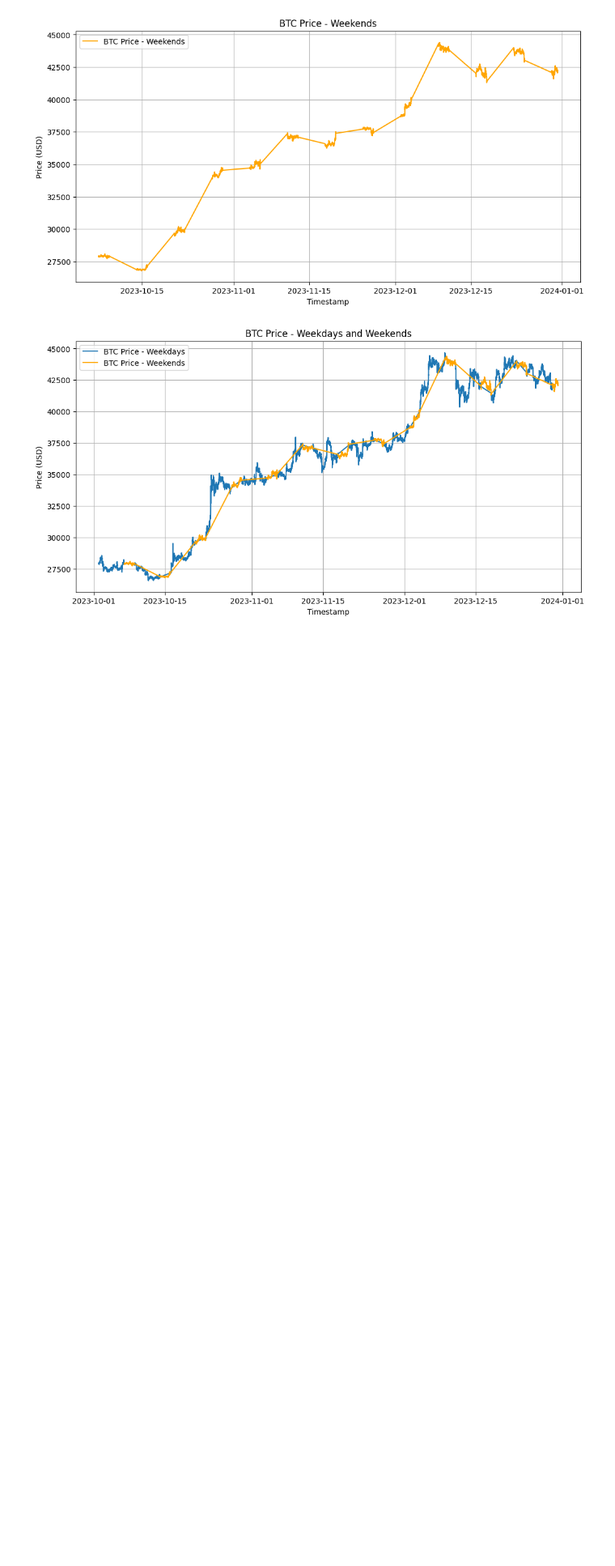
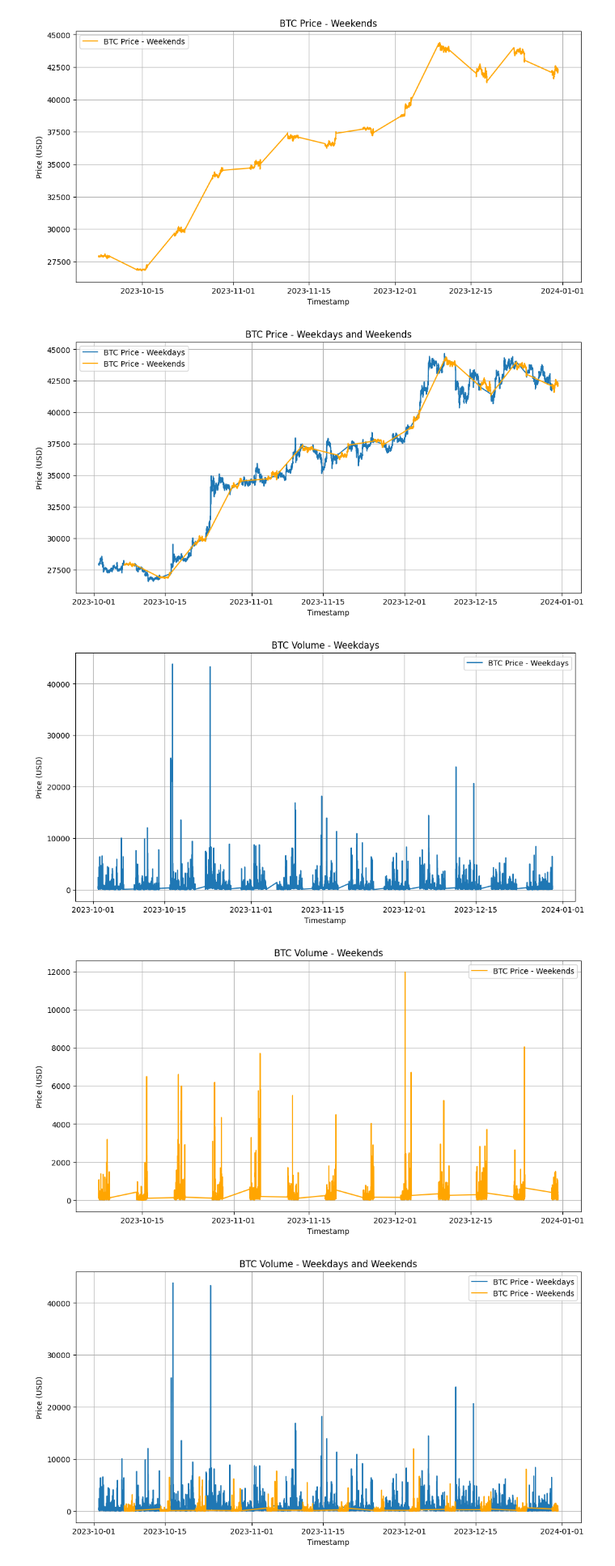
Before and after one commit to msninja213/ByBit_BTC_Price, a Jupyter notebook: btc_price_code.ipynb, the cells around one changed output. Shown: that part at 81% size. Drawn from its saved outputs; the diff is of its cells as text; code cells hidden in the pictures; blank space fills up the shorter version.

Commit message:
have most of the plots done all the way to weeklys

```diff
--- a/btc_price_code.ipynb
+++ b/btc_price_code.ipynb
@@ -133,3 +129,40 @@ plt.show()
 [figure]
 [figure]
 [figure]
+# %%
+# Plot for weekdays volume
+plt.figure(figsize=(12, 6))
+plt.plot(weekdays_data['timestamp'], weekdays_data['volume'], label='BTC Price - Weekdays')
+plt.title('BTC Volume - Weekdays')
+plt.xlabel('Timestamp')
+plt.ylabel('Price (USD)')
+plt.legend()
+plt.grid(True)
+plt.show()
+
+# Plot for weekends volume
+plt.figure(figsize=(12, 6))
+plt.plot(weekends_data['timestamp'], weekends_data['volume'], label='BTC Price - Weekends', color='orange')
+plt.title('BTC Volume - Weekends')
+plt.xlabel('Timestamp')
+plt.ylabel('Price (USD)')
+plt.legend()
+plt.grid(True)
+plt.show()
+
+#overaly both volumes
+plt.figure(figsize=(12, 6))
+# Plot weekdays_data
+plt.plot(weekdays_data['timestamp'], weekdays_data['volume'], label='BTC Price - Weekdays')
+# Plot weekends_data
+plt.plot(weekends_data['timestamp'], weekends_data['volume'], label='BTC Price - Weekends', color='orange')
+plt.title('BTC Volume - Weekdays and Weekends')
+plt.xlabel('Timestamp')
+plt.ylabel('Price (USD)')
+plt.legend()
+plt.grid(True)
+plt.show()
+# %% [output]
+[figure, added]
+[figure, added]
+[figure, added]
```
Also changed, not shown: parts of 4 cells of this notebook.
